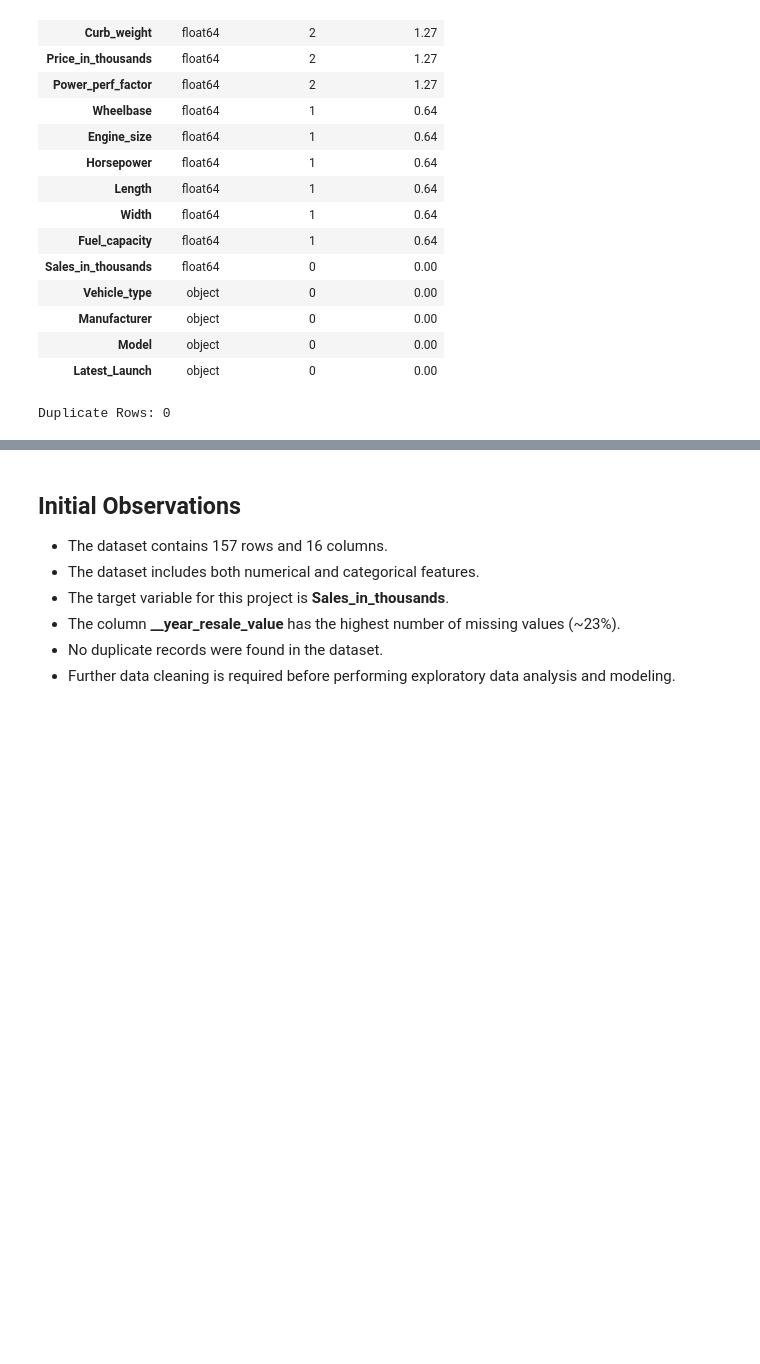
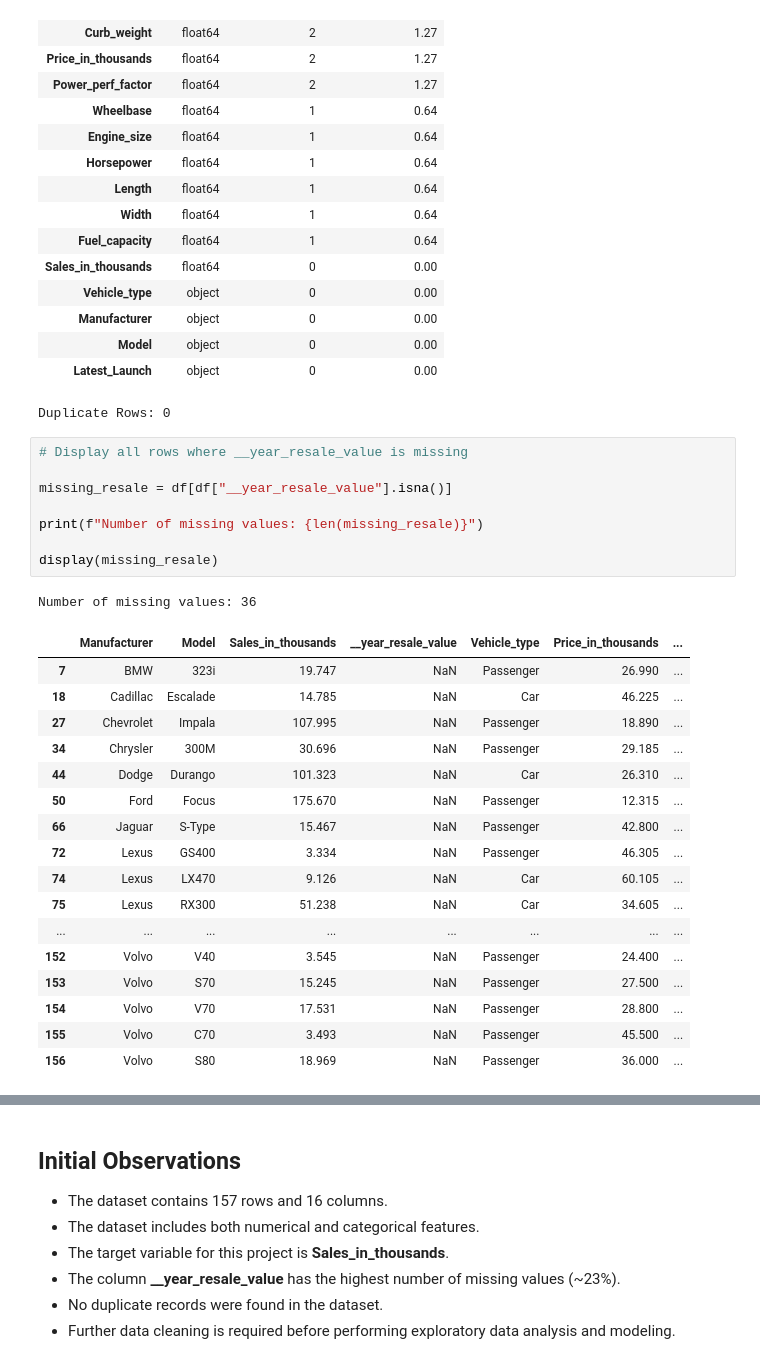
Before and after one commit to nnitika25-png/Car_sales, a Jupyter notebook: notebooks/02_preprocessing.ipynb, the cells around one changed output, grey strips where cells are left out. Drawn from its saved outputs; the diff is of its cells as text; blank space fills up the shorter version.

```diff
--- a/notebooks/02_preprocessing.ipynb
+++ b/notebooks/02_preprocessing.ipynb
@@ -144,3 +116,30 @@ print(f"\nDuplicate Rows: {duplicates}")
 | Model | object | 0 | 0.00 |
 | Latest_Launch | object | 0 | 0.00 |
 Duplicate Rows: 0
+# %%
+# Display all rows where __year_resale_value is missing
+
+missing_resale = df[df["__year_resale_value"].isna()]
+
+print(f"Number of missing values: {len(missing_resale)}")
+
+display(missing_resale)
+# %% [output]
+Number of missing values: 36
+|  | Manufacturer | Model | Sales_in_thousands | __year_resale_value | Vehicle_type | Price_in_thousands | ... |
+| 7 | BMW | 323i | 19.747 | NaN | Passenger | 26.990 | ... |
+| 18 | Cadillac | Escalade | 14.785 | NaN | Car | 46.225 | ... |
+| 27 | Chevrolet | Impala | 107.995 | NaN | Passenger | 18.890 | ... |
+| 34 | Chrysler | 300M | 30.696 | NaN | Passenger | 29.185 | ... |
+| 44 | Dodge | Durango | 101.323 | NaN | Car | 26.310 | ... |
+| 50 | Ford | Focus | 175.670 | NaN | Passenger | 12.315 | ... |
+| 66 | Jaguar | S-Type | 15.467 | NaN | Passenger | 42.800 | ... |
+| 72 | Lexus | GS400 | 3.334 | NaN | Passenger | 46.305 | ... |
+| 74 | Lexus | LX470 | 9.126 | NaN | Car | 60.105 | ... |
+| 75 | Lexus | RX300 | 51.238 | NaN | Car | 34.605 | ... |
+| ... | ... | ... | ... | ... | ... | ... | ... |
+| 152 | Volvo | V40 | 3.545 | NaN | Passenger | 24.400 | ... |
+| 153 | Volvo | S70 | 15.245 | NaN | Passenger | 27.500 | ... |
+| 154 | Volvo | V70 | 17.531 | NaN | Passenger | 28.800 | ... |
+| 155 | Volvo | C70 | 3.493 | NaN | Passenger | 45.500 | ... |
+| 156 | Volvo | S80 | 18.969 | NaN | Passenger | 36.000 | ... |
```
Also changed, not shown: parts of 7 cells of this notebook.
